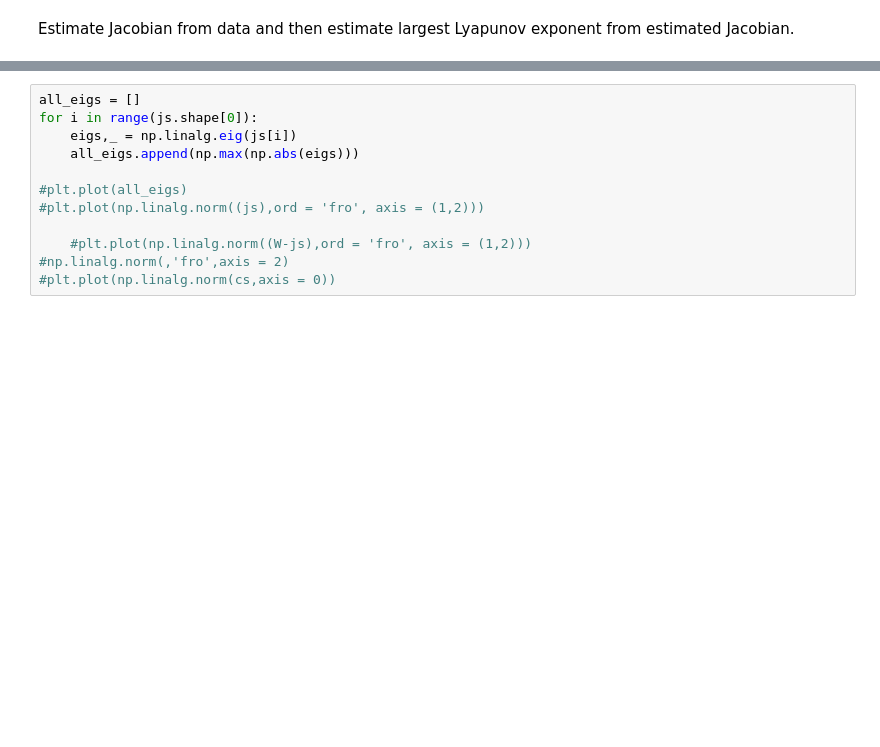
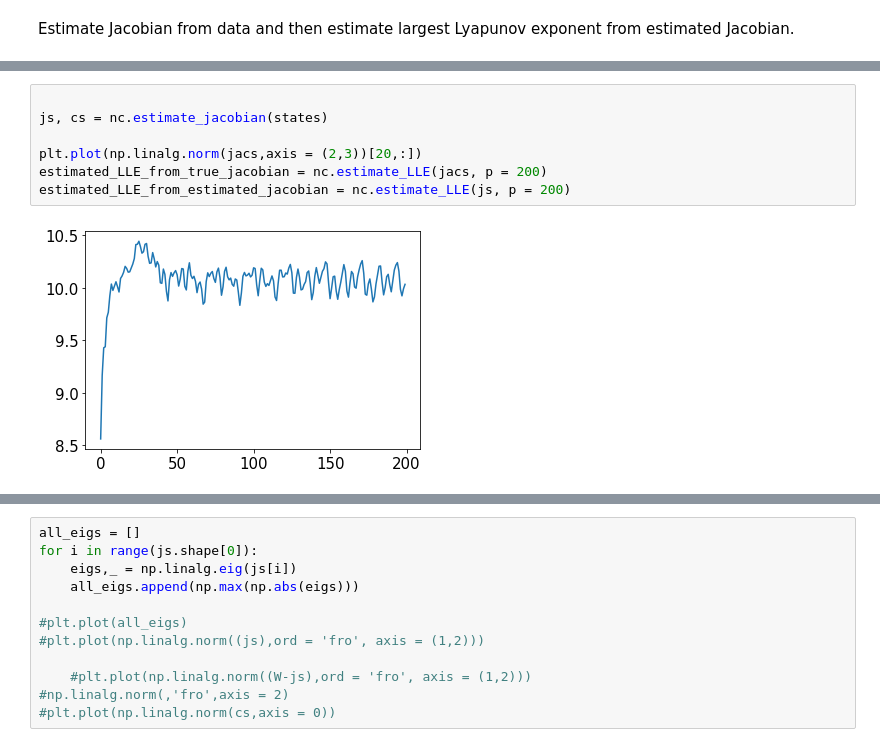
Before and after one commit to kozleo/neur_stab, a Jupyter notebook: scripts/chalkboard.ipynb, the cells around one changed output, grey strips where cells are left out. Cells and saved outputs as stored; diff of their text form; blank space fills up the shorter version.

```diff
--- a/scripts/chalkboard.ipynb
+++ b/scripts/chalkboard.ipynb
@@ -38,0 +28,9 @@ estimated_lams_true_identity_metric = nc.estimate_stability_using_particle_from_
+# %%
+
+js, cs = nc.estimate_jacobian(states)
+
+plt.plot(np.linalg.norm(jacs,axis = (2,3))[20,:])
+estimated_LLE_from_true_jacobian = nc.estimate_LLE(jacs, p = 200)
+estimated_LLE_from_estimated_jacobian = nc.estimate_LLE(js, p = 200)
+# %% [output]
+[figure, added]
```
Also changed, not shown: parts of 5 cells of this notebook, 4 other files.
